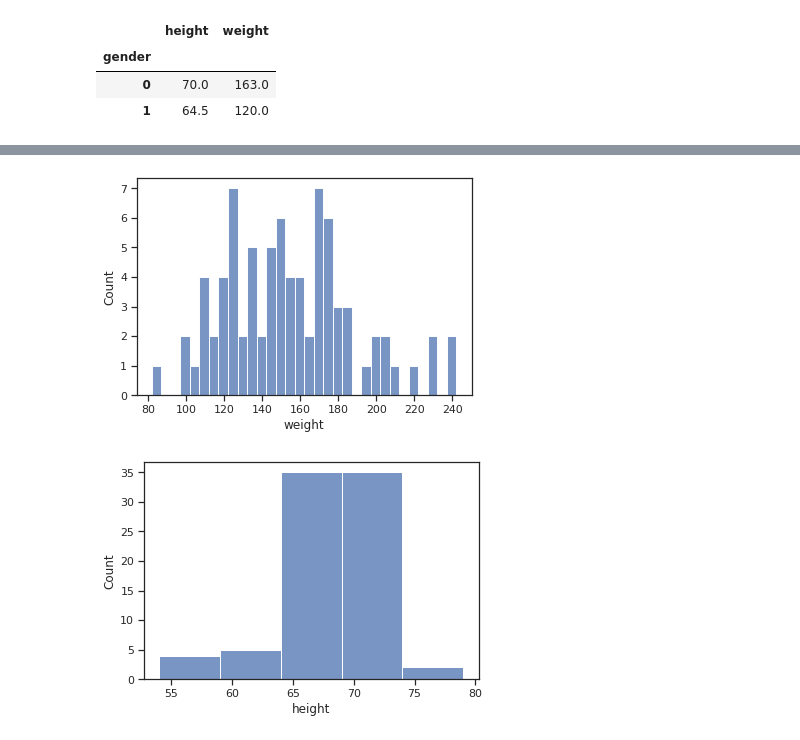
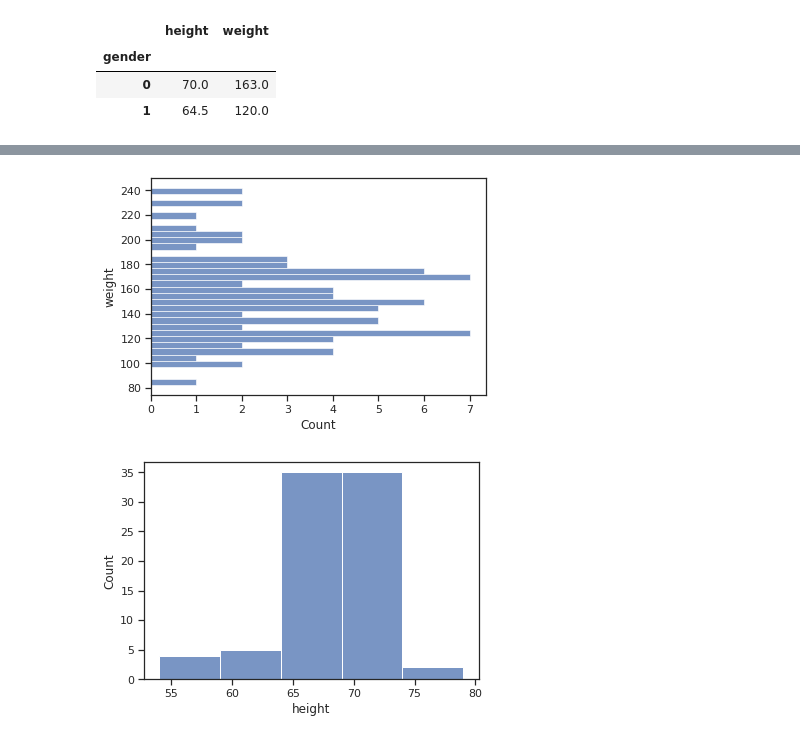
Before and after one commit to Hyangsug/data1, a Jupyter notebook: Histogram_Class.ipynb, the cells around one changed output, grey strips where cells are left out. Saved outputs shown, nothing was run; the diff lists cells and outputs as text; code cells hidden in the pictures.

```diff
--- a/Histogram_Class.ipynb
+++ b/Histogram_Class.ipynb
@@ -76,7 +113,7 @@ heightweight_df.groupby(by='gender').median()
 # %%
-plot_height = sns.histplot(x = 'weight', data = heightweight_df, binwidth = 5)
+plot_height = sns.histplot(y = 'weight', data = heightweight_df, binwidth = 5)
 # %% [output]
-[figure, old version]
+[figure, new version]
 # %%
 plot_height = sns.histplot(x = 'height', data = heightweight_df, binwidth = 5)
 # %% [output]
```
Also changed, not shown: parts of 8 cells of this notebook.
